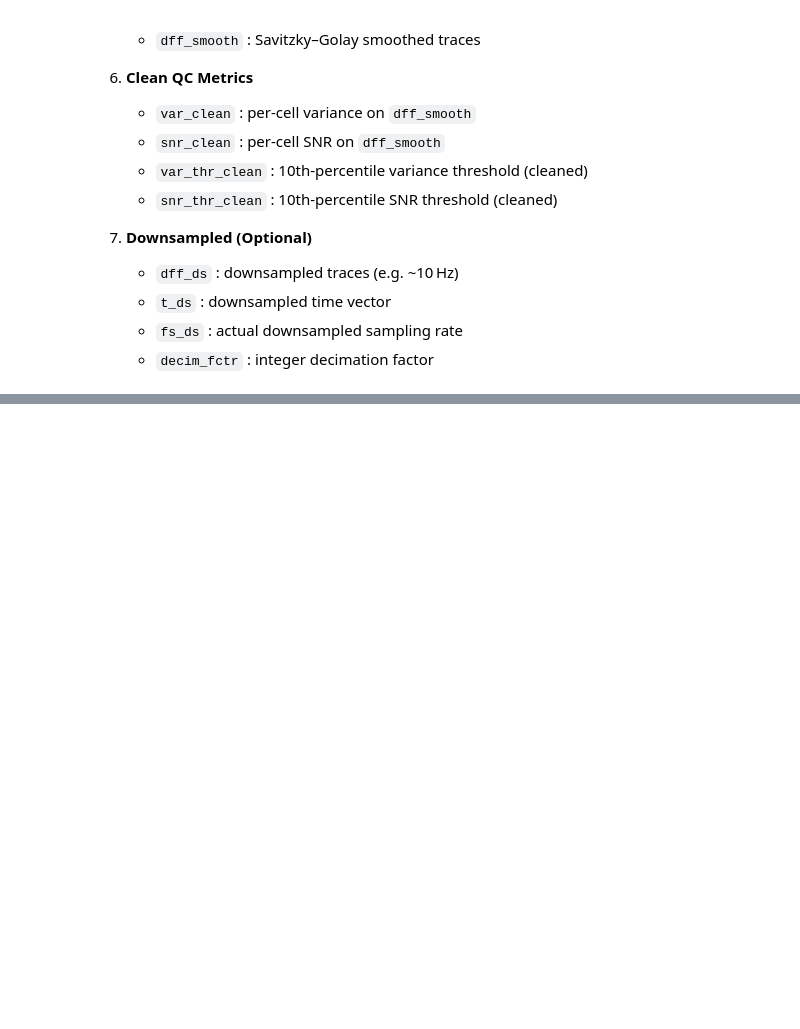
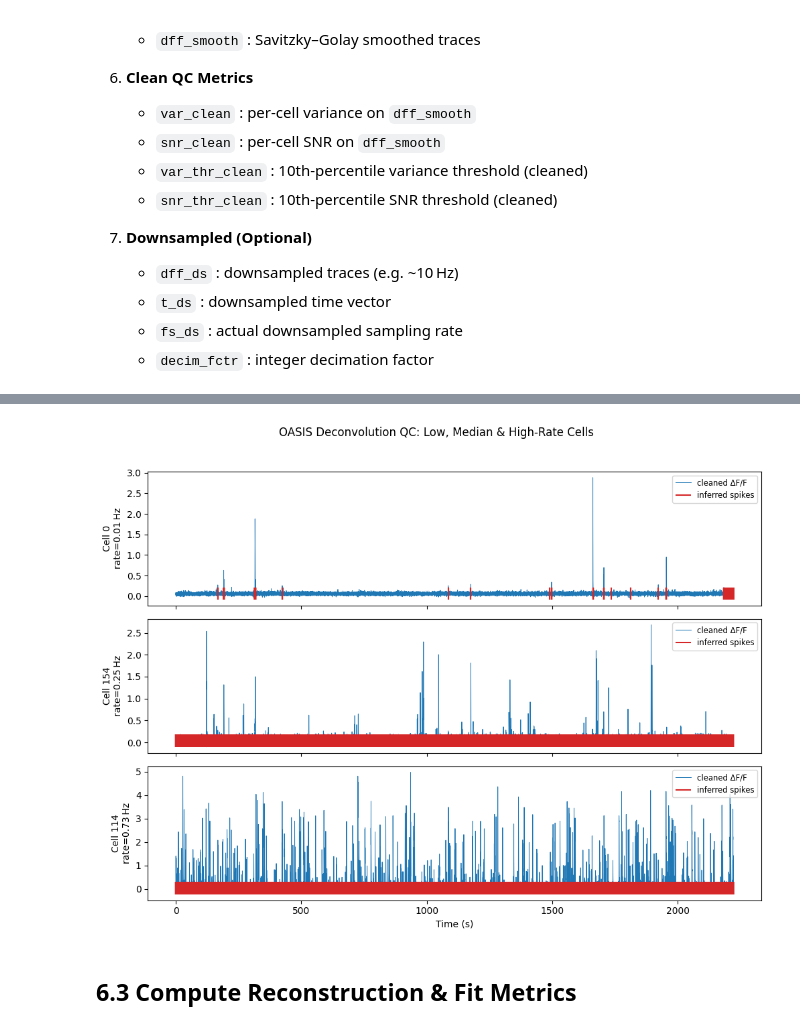
Before and after one commit to ak-andreas/nds-final-project-summer25, a Jupyter notebook: practical02.ipynb, the cells around one changed output, grey strips where cells are left out. Cells and saved outputs as stored; diff of their text form; code cells hidden in the pictures; blank space fills up the shorter version.

```diff
--- a/practical02.ipynb
+++ b/practical02.ipynb
@@ -892,0 +988,30 @@ Saved minimal processed data for spike inference & RF mapping.
+# %%
+# Select a few cells spanning low→high rate
+rates = data["oasis_rate"]
+cells = np.argsort(rates)[[0, len(rates) // 2, -1]]  # min, median, max rate
+t = np.arange(data["dff_smooth"].shape[1]) * data["noise_dt"]
+dff = data["dff_smooth"]
+s = data["oasis_s"]
+
+fig, axes = plt.subplots(len(cells), 1, figsize=(10, 2.5 * len(cells)), sharex=True)
+for ax, ci in zip(axes, cells):
+    ax.plot(t, dff[ci], color="C0", lw=0.7, label="cleaned ΔF/F")
+    spike_times = t[s[ci] > 0]
+    ax.vlines(
+        spike_times,
+        ymin=min(dff[ci]),
+        ymax=min(dff[ci]) + 0.1 * (max(dff[ci]) - min(dff[ci])),
+        color="C3",
+        lw=1.5,
+        label="inferred spikes",
+    )
+    ax.set_ylabel(f"Cell {ci}\nrate={rates[ci]:.2f} Hz")
+    ax.legend(loc="upper right", fontsize="small")
+axes[-1].set_xlabel("Time (s)")
+plt.suptitle("OASIS Deconvolution QC: Low, Median & High‐Rate Cells", y=1.02)
+plt.tight_layout()
+plt.show()
+# %% [output]
+[figure, added]
+# %% [markdown]
+## 6.3 Compute Reconstruction & Fit Metrics
```
Also changed, not shown: parts of 25 cells of this notebook, 6 other files.
